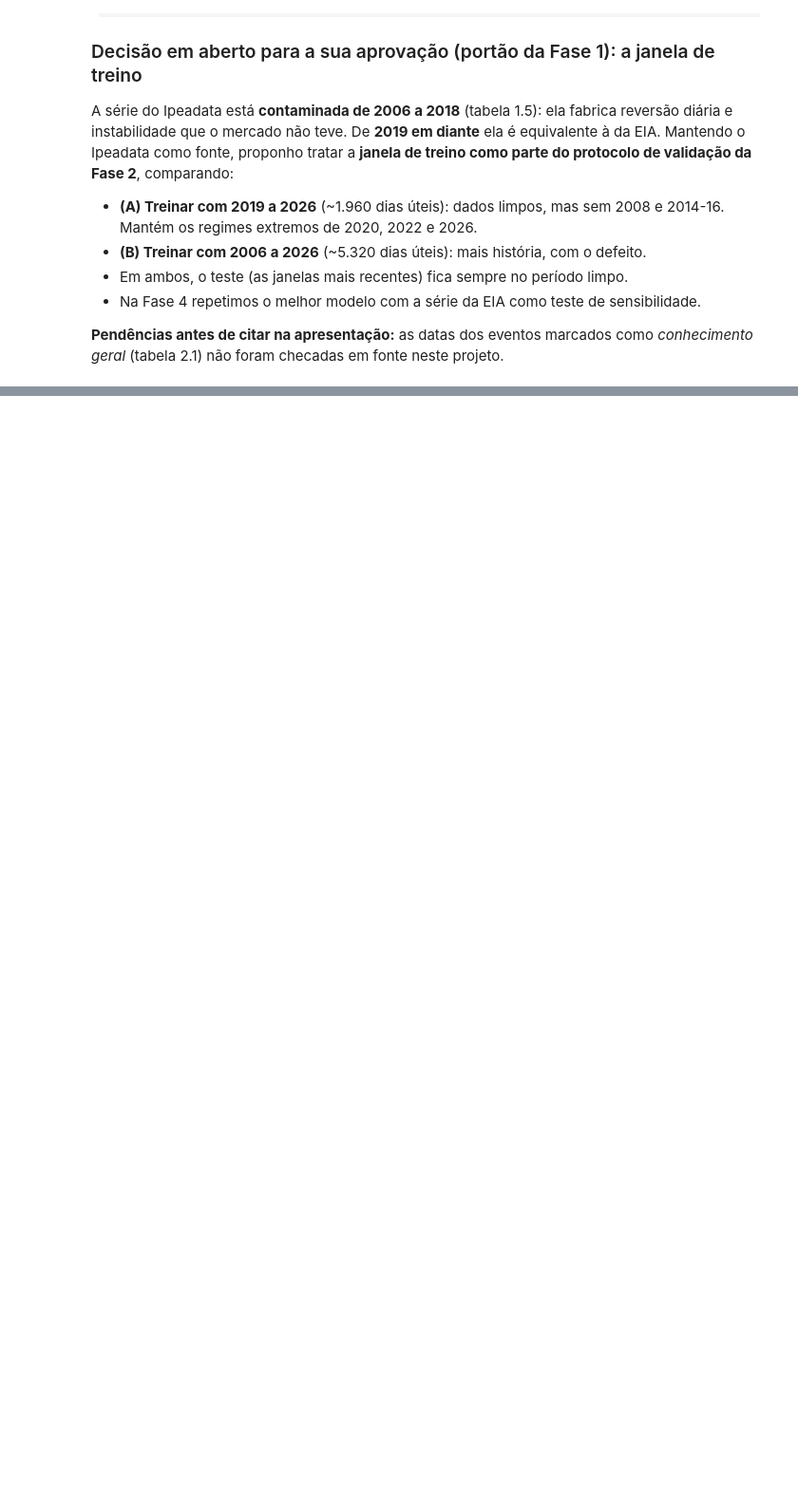
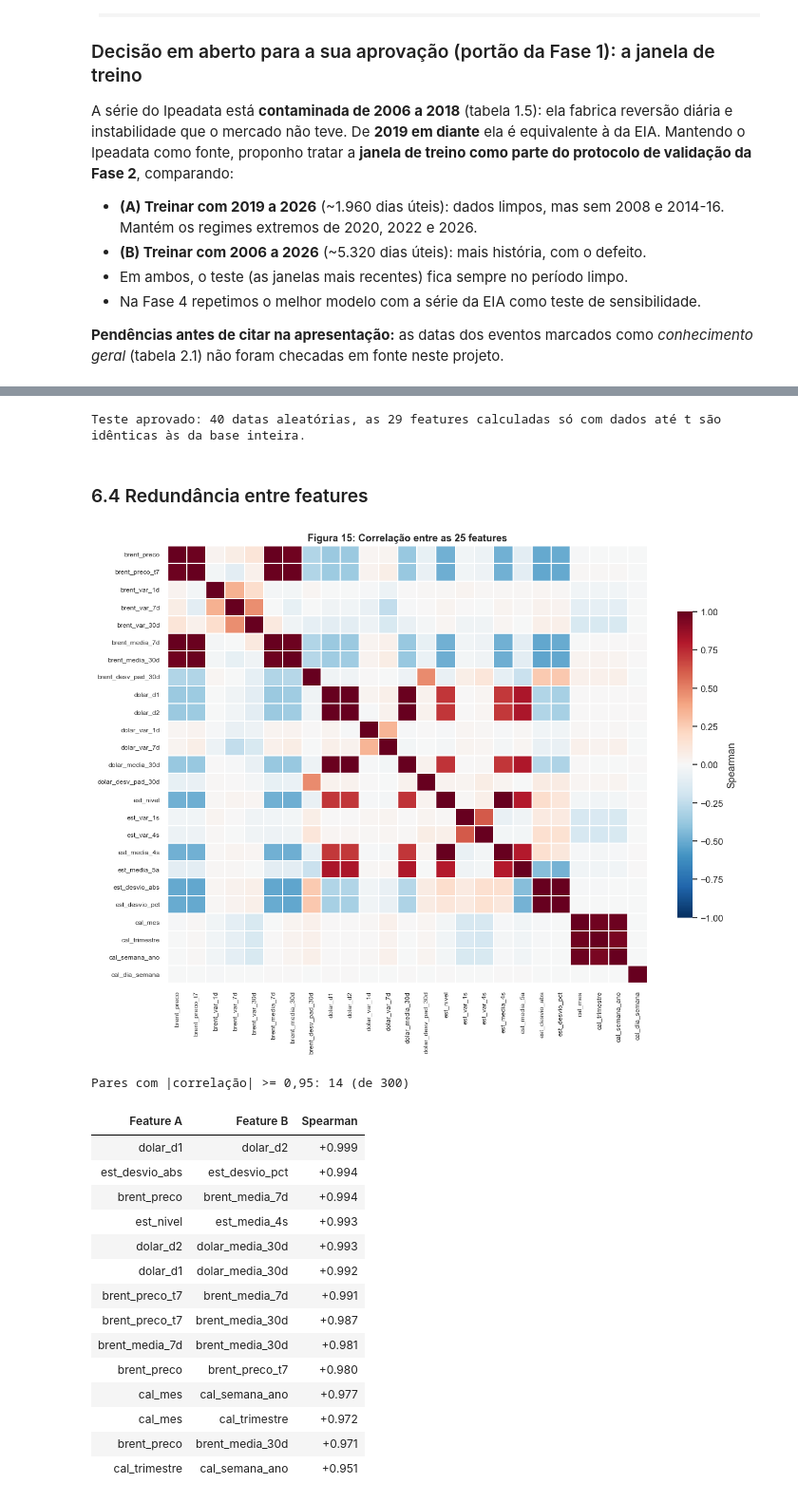
Before and after one commit to ViniciusFranciscon/TC_Fase_4, a Jupyter notebook: 01_Notebook/TC_Petroleo.ipynb, the cells around one changed output, grey strips where cells are left out. Shown at 95% size. Cells and saved outputs as stored; diff of their text form; code cells hidden in the pictures; blank space fills up the shorter version.

```diff
--- a/01_Notebook/TC_Petroleo.ipynb
+++ b/01_Notebook/TC_Petroleo.ipynb
@@ -845,0 +955,48 @@ A série do Ipeadata está **contaminada de 2006 a 2018** (tabela 1.5): ela fabr
+# %%
+# 6.3 Teste de vazamento: truncar a base na data t e recalcular
+rng = np.random.default_rng(SEMENTE)
+amostra = rng.choice(np.arange(INI + 5, len(DS) - 1), size=40, replace=False)
+colunas = FEATURES + CICLICAS
+falhas = []
+for i in sorted(amostra):
+    t = DS.loc[i, "data"]
+    Ft = construir_features(base[base["data"] <= t], est[est["data_disponivel"] <= t])
+    a, b = Ft.iloc[-1][colunas].astype(float).values, F_ALL.loc[i, colunas].astype(float).values
+    if Ft.iloc[-1]["data"] != t or not np.allclose(a, b, equal_nan=True, rtol=1e-9, atol=1e-9):
+        falhas.append(t)
+assert not falhas, f"VAZAMENTO em {len(falhas)} datas, ex.: {falhas[:3]}"
+print(f"Teste aprovado: {len(amostra)} datas aleatórias, as {len(colunas)} features calculadas só com dados até t são idênticas às da base inteira.")
+# %% [output]
+Teste aprovado: 40 datas aleatórias, as 29 features calculadas só com dados até t são idênticas às da base inteira.
+# %% [markdown]
+### 6.4 Redundância entre features
+# %%
+# 6.4 Redundância entre features (importa para a leitura do SHAP)
+X = DS.loc[INI:, FEATURES]
+corr = X.corr(method="spearman")
+fig, ax = plt.subplots(figsize=(11.5, 9.0))
+sns.heatmap(corr, cmap="RdBu_r", center=0, vmin=-1, vmax=1, linewidths=0.2, linecolor="white", ax=ax, cbar_kws={"label": "Spearman", "shrink": 0.7})
+ax.set_title("Figura 15: Correlação entre as 25 features"); ax.tick_params(labelsize=8)
+plt.tight_layout(); plt.show()
+pares = [(a, b, corr.loc[a, b]) for i, a in enumerate(FEATURES) for b in FEATURES[i + 1:] if abs(corr.loc[a, b]) >= 0.95]
+PARES_REDUNDANTES = pd.DataFrame(pares, columns=["Feature A", "Feature B", "Spearman"]).sort_values("Spearman", key=abs, ascending=False)
+print(f"Pares com |correlação| >= 0,95: {len(PARES_REDUNDANTES)} (de {len(FEATURES)*(len(FEATURES)-1)//2})")
+display(PARES_REDUNDANTES.style.hide(axis="index").format({"Spearman": "{:+.3f}"}))
+# %% [output]
+[figure, added]
+Pares com |correlação| >= 0,95: 14 (de 300)
+| Feature A | Feature B | Spearman |
+| dolar_d1 | dolar_d2 | +0.999 |
+| est_desvio_abs | est_desvio_pct | +0.994 |
+| brent_preco | brent_media_7d | +0.994 |
+| est_nivel | est_media_4s | +0.993 |
+| dolar_d2 | dolar_media_30d | +0.993 |
+| dolar_d1 | dolar_media_30d | +0.992 |
+| brent_preco_t7 | brent_media_7d | +0.991 |
+| brent_preco_t7 | brent_media_30d | +0.987 |
+| brent_media_7d | brent_media_30d | +0.981 |
+| brent_preco | brent_preco_t7 | +0.980 |
+| cal_mes | cal_semana_ano | +0.977 |
+| cal_mes | cal_trimestre | +0.972 |
+| brent_preco | brent_media_30d | +0.971 |
+| cal_trimestre | cal_semana_ano | +0.951 |
```
Also changed, not shown: parts of 14 cells of this notebook, 1 other file.
